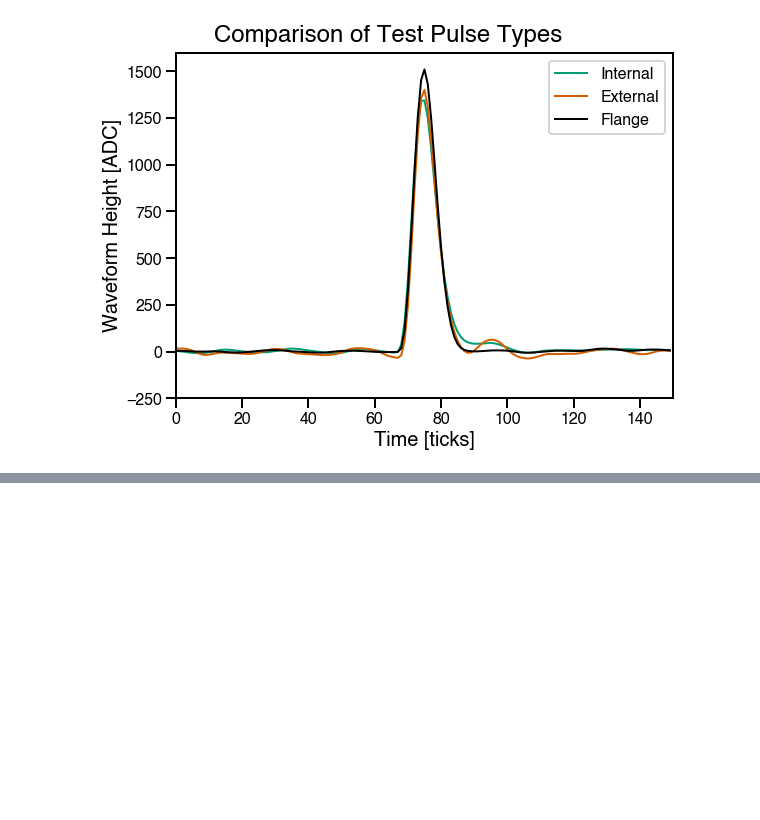
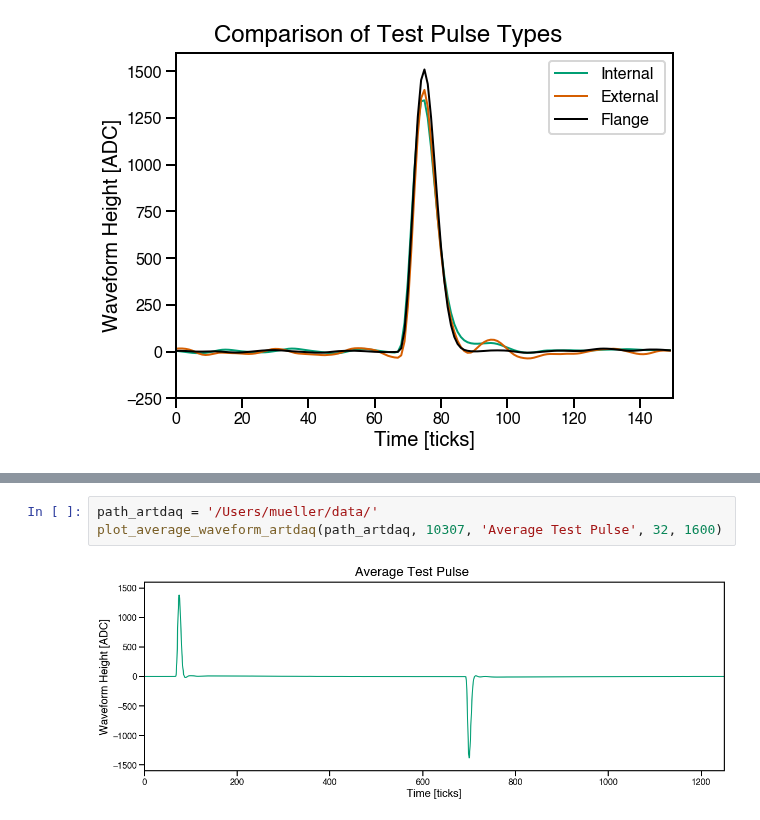
Before and after one commit to justinjmueller/icarus_tpc_analysis, a Jupyter notebook: icarus_test_pulse/icarus_test_pulse.ipynb, the cells around one changed output, grey strips where cells are left out. Cells and saved outputs as stored; diff of their text form; blank space fills up the shorter version.

```diff
--- a/icarus_test_pulse/icarus_test_pulse.ipynb
+++ b/icarus_test_pulse/icarus_test_pulse.ipynb
@@ -57,0 +63,5 @@ compare_average_pulse(path, runs, fragments, [513, 0, 0], [2, 1, 1], [64, 64, 32
+# %%
+path_artdaq = '/Users/mueller/data/'
+plot_average_waveform_artdaq(path_artdaq, 10307, 'Average Test Pulse', 32, 1600)
+# %% [output]
+[figure, added]
```
Also changed, not shown: parts of 5 cells of this notebook, 1 other file.
